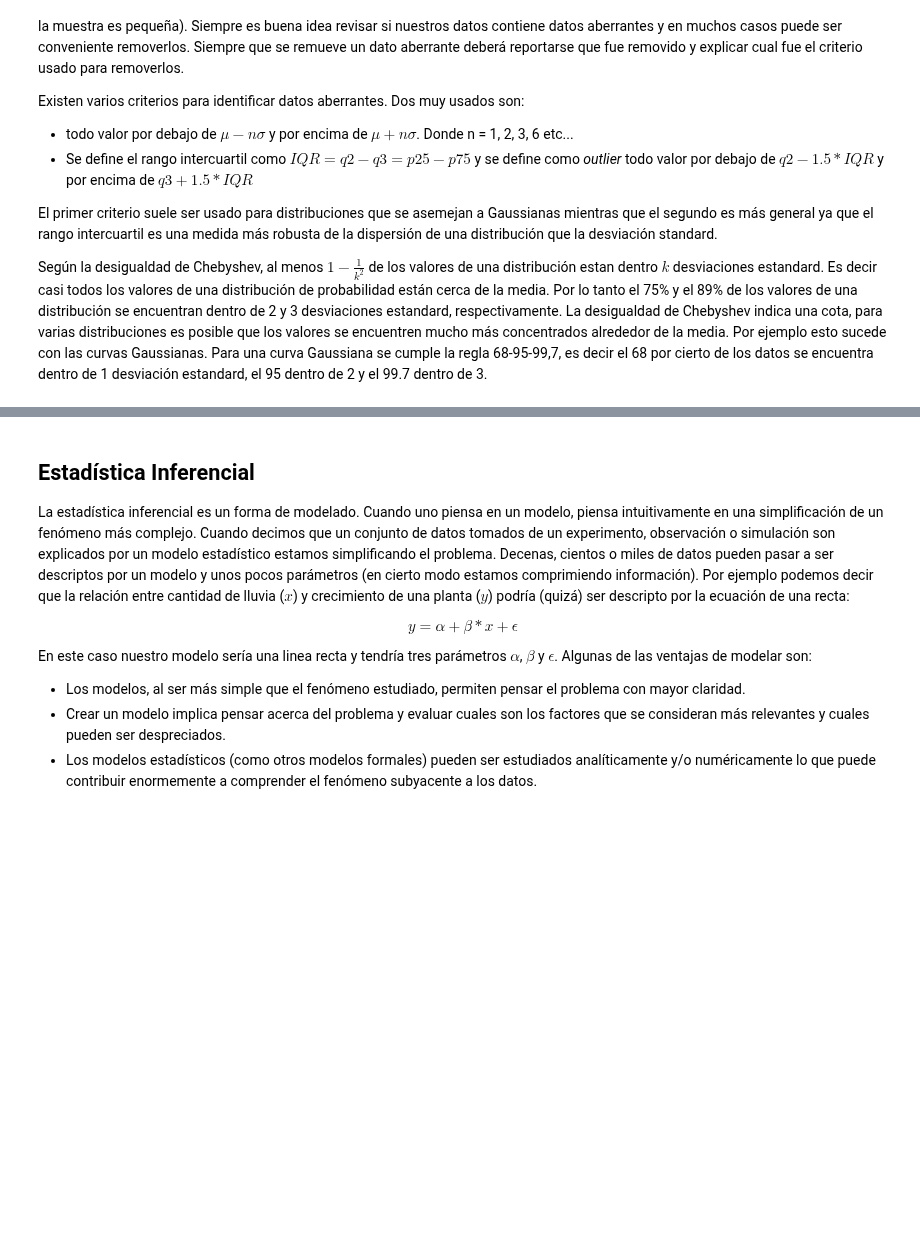
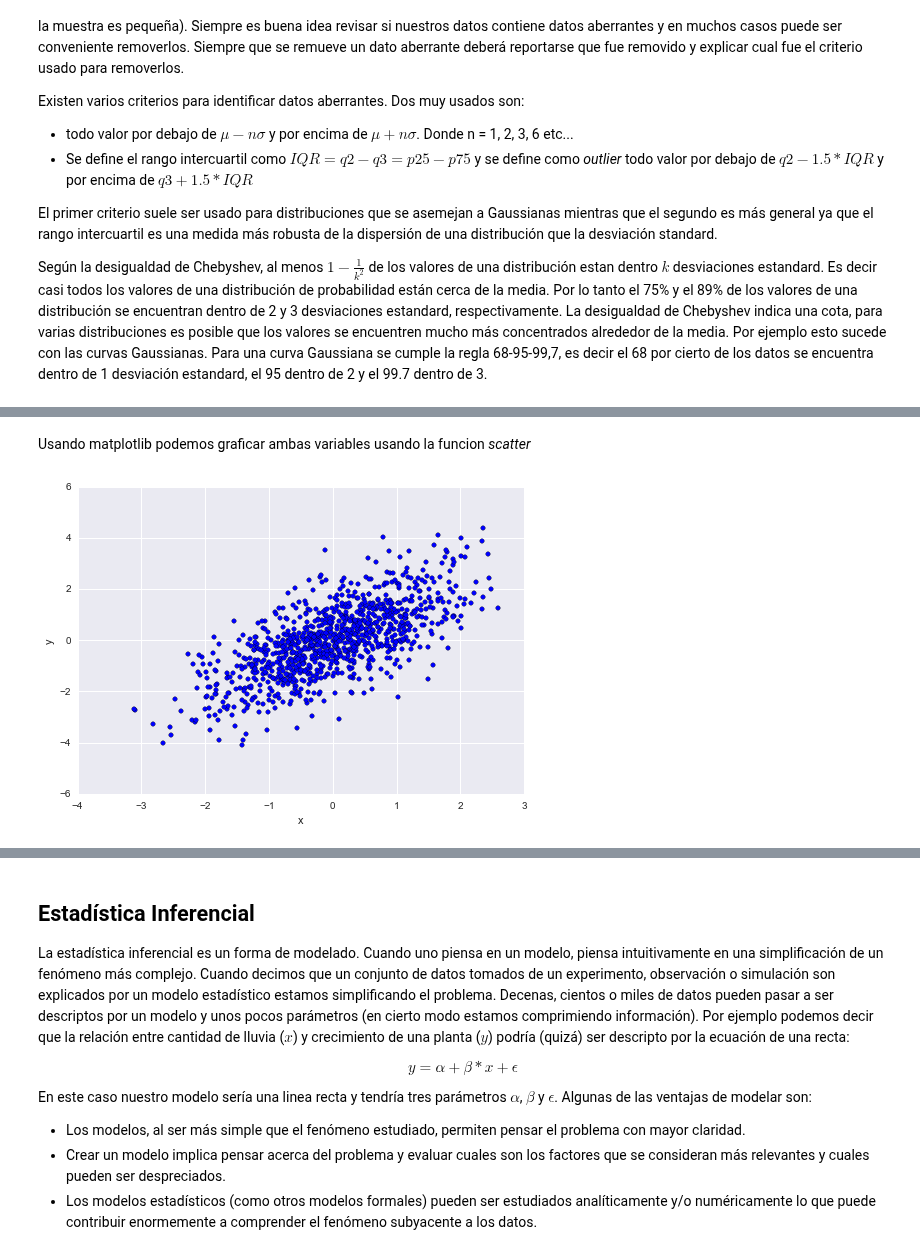
Before and after one commit to jmloyola/EBAD, a Jupyter notebook: 01_estadística/00_introducción.ipynb, the cells around one changed output, grey strips where cells are left out. Drawn from its saved outputs; the diff is of its cells as text; code cells hidden in the pictures; blank space fills up the shorter version.

```diff
--- a/01_estadística/00_introducción.ipynb
+++ b/01_estadística/00_introducción.ipynb
@@ -166,0 +177,11 @@ Según la desigualdad de Chebyshev, al menos  $1 - \frac{1}{k^2}$ de los valores
+# %%
+x = np.random.normal(size=1000)
+y = np.random.normal(loc=x, scale=1)
+# %% [markdown]
+Usando matplotlib podemos graficar ambas variables usando la funcion _scatter_
+# %%
+plt.scatter(x, y)
+plt.xlabel('x')
+plt.ylabel('y');
+# %% [output]
+[figure, added]
```
Also changed, not shown: parts of 15 cells of this notebook.
